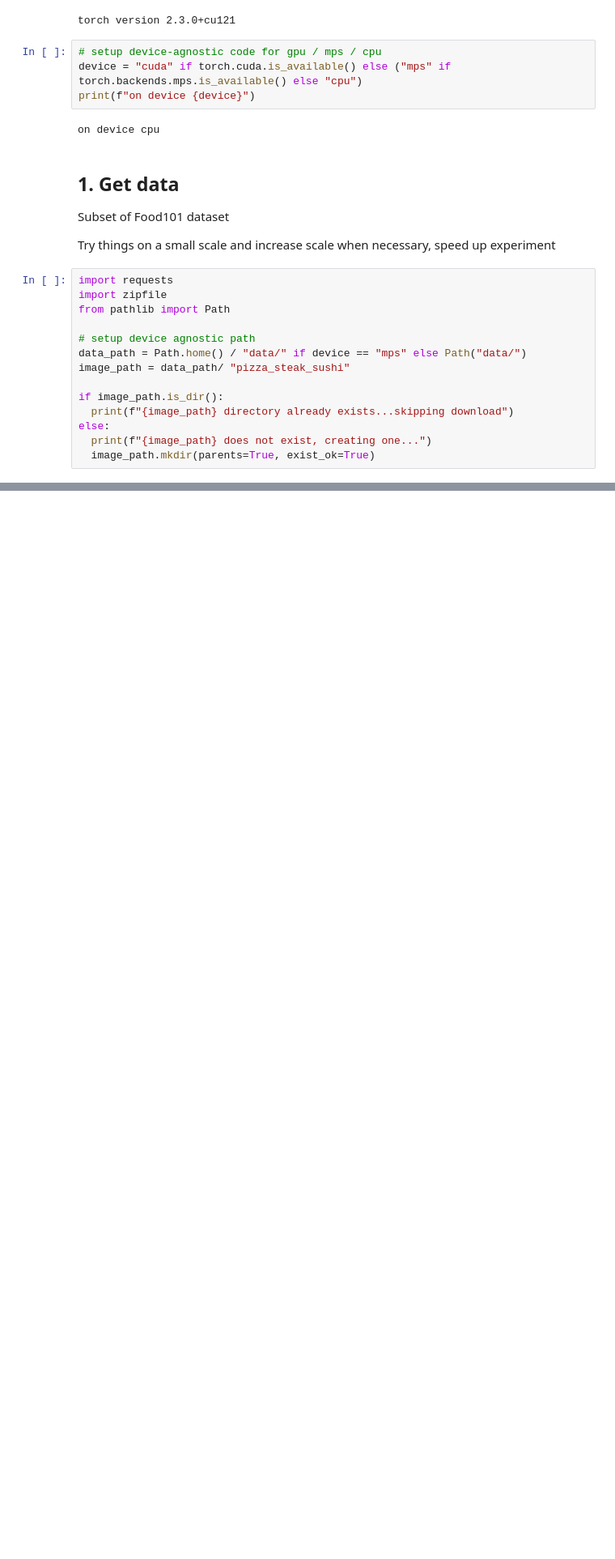
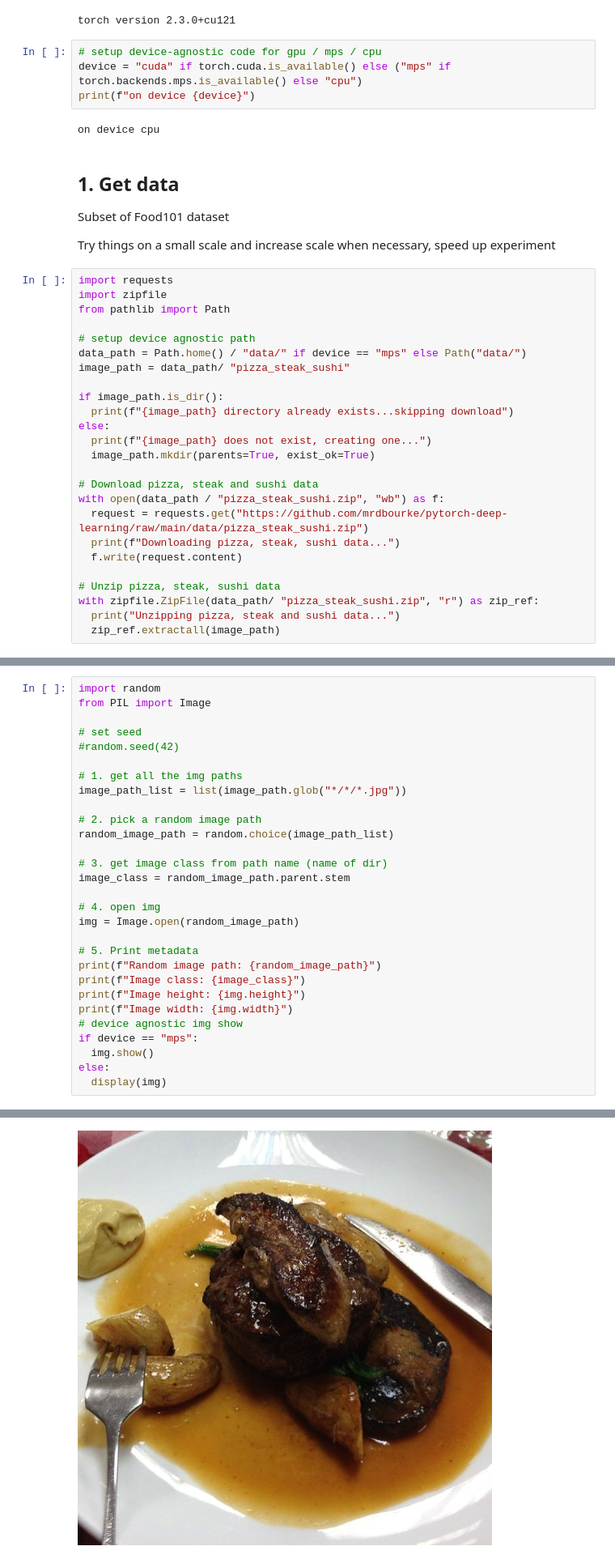
Before and after one commit to gtianyi/nnPractice, a Jupyter notebook: 04_pytorch_custom_datasets_tianyi.ipynb, the cells around one changed output, grey strips where cells are left out. Shown: that part at 81% size. Saved outputs shown, nothing was run; the diff lists cells and outputs as text; blank space fills up the shorter version.

Commit message:
PyTorch learning - update

```diff
--- a/04_pytorch_custom_datasets_tianyi.ipynb
+++ b/04_pytorch_custom_datasets_tianyi.ipynb
@@ -37,5 +37,16 @@ if image_path.is_dir():
 else:
   print(f"{image_path} does not exist, creating one...")
   image_path.mkdir(parents=True, exist_ok=True)
+
+# Download pizza, steak and sushi data
+with open(data_path / "pizza_steak_sushi.zip", "wb") as f:
+  request = requests.get("https://github.com/mrdbourke/pytorch-deep-learning/raw/main/data/pizza_steak_sushi.zip")
+  print(f"Downloading pizza, steak, sushi data...")
+  f.write(request.content)
+
+# Unzip pizza, steak, sushi data
+with zipfile.ZipFile(data_path/ "pizza_steak_sushi.zip", "r") as zip_ref:
+  print("Unzipping pizza, steak and sushi data...")
+  zip_ref.extractall(image_path)
 # %% [output]
 data/pizza_steak_sushi directory already exists...skipping download
@@ -41,0 +92,30 @@ data/pizza_steak_sushi directory already exists...skipping download
+# %%
+import random
+from PIL import Image
+
+# set seed
+#random.seed(42)
+
+# 1. get all the img paths
+image_path_list = list(image_path.glob("*/*/*.jpg"))
+
+# 2. pick a random image path
+random_image_path = random.choice(image_path_list)
+
+# 3. get image class from path name (name of dir)
+image_class = random_image_path.parent.stem
+
+# 4. open img
+img = Image.open(random_image_path)
+
+# 5. Print metadata
+print(f"Random image path: {random_image_path}")
+print(f"Image class: {image_class}")
+print(f"Image height: {img.height}")
+print(f"Image width: {img.width}")
+# device agnostic img show
+if device == "mps":
+  img.show()
+else:
+  display(img)
+# %% [output]
@@ -41,0 +126 @@ data/pizza_steak_sushi directory already exists...skipping download
+[figure, added]
```
Also changed, not shown: parts of 7 cells of this notebook, 1 other file.
